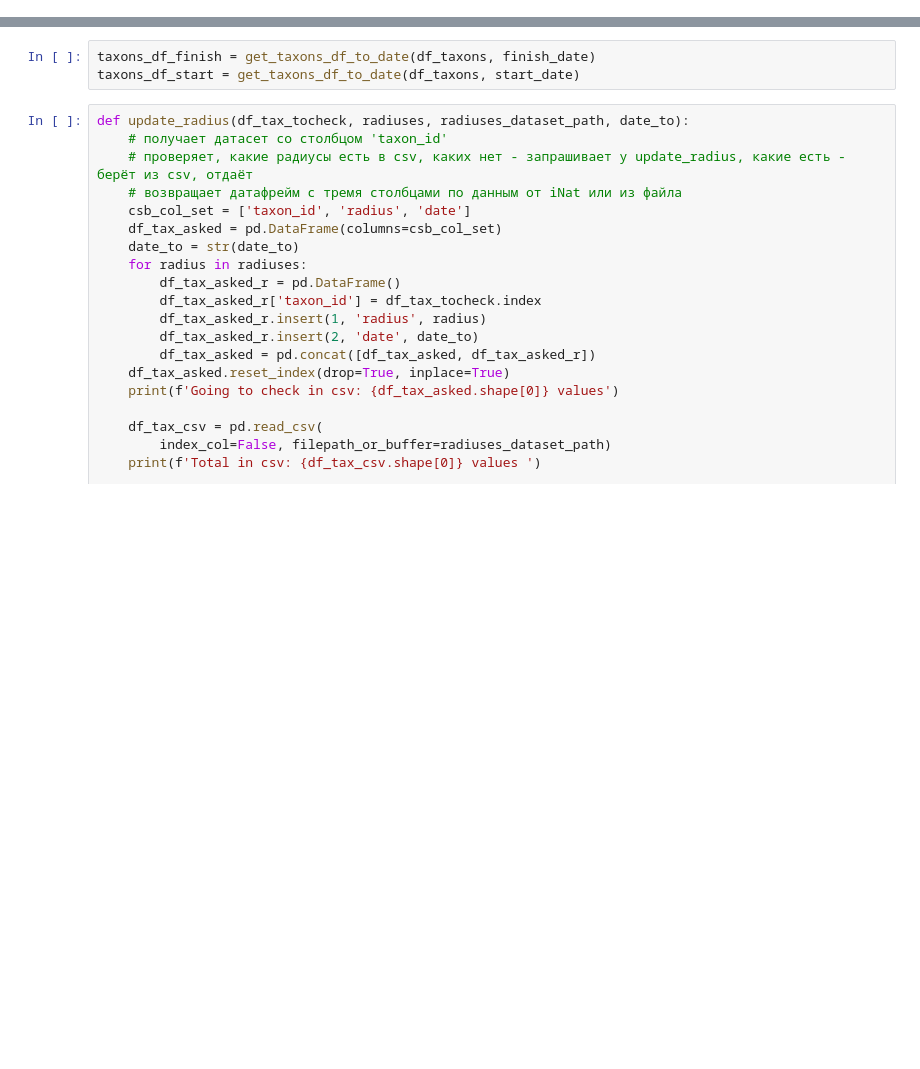
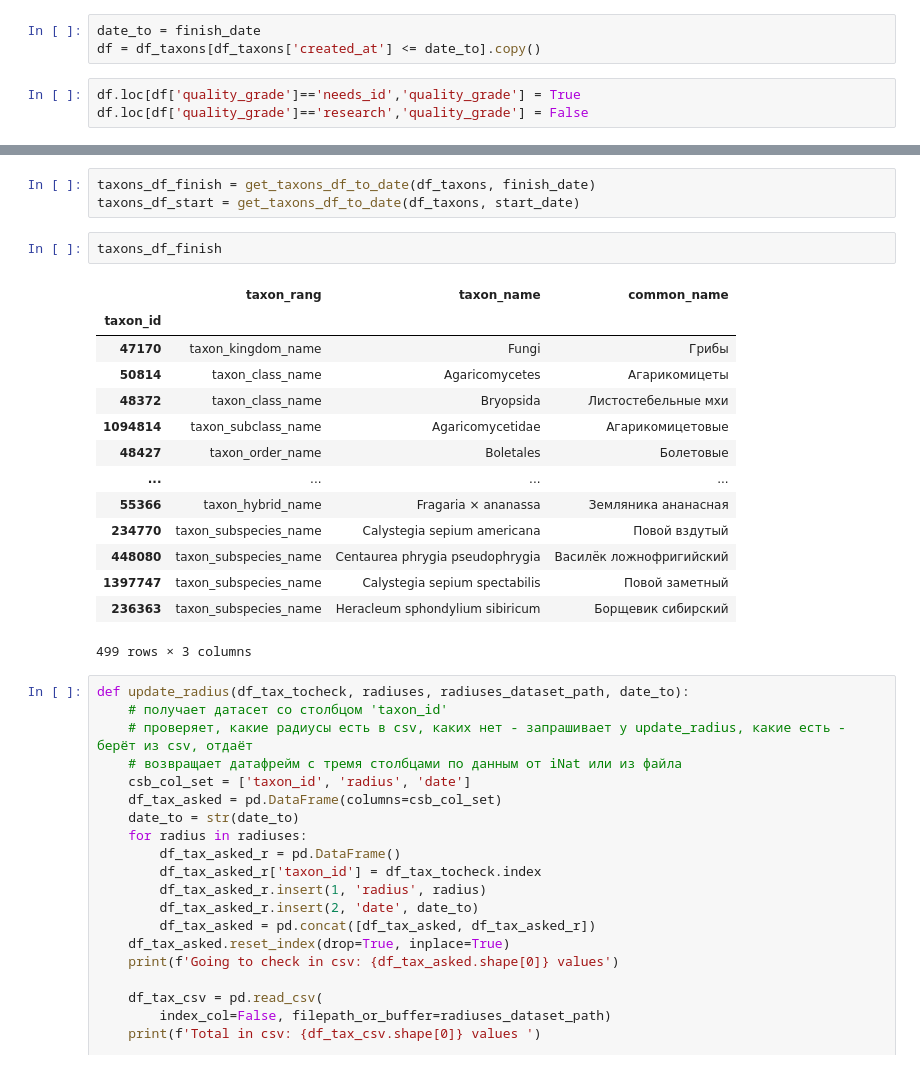
Before and after one commit to baidakovil/iNat-statistics, a Jupyter notebook: inat_raritets.ipynb, the cells around one changed output, grey strips where cells are left out. Drawn from its saved outputs; the diff is of its cells as text; blank space fills up the shorter version.

```diff
--- a/inat_raritets.ipynb
+++ b/inat_raritets.ipynb
@@ -125,0 +127,6 @@ df_taxons
+# %%
+date_to = finish_date
+df = df_taxons[df_taxons['created_at'] <= date_to].copy()
+# %%
+df.loc[df['quality_grade']=='needs_id','quality_grade'] = True
+df.loc[df['quality_grade']=='research','quality_grade'] = False
@@ -159,6 +182,23 @@ def get_taxons_df_to_date(df, date_to):
 # %%
 taxons_df_finish = get_taxons_df_to_date(df_taxons, finish_date)
 taxons_df_start = get_taxons_df_to_date(df_taxons, start_date)
+# %%
+taxons_df_finish
+# %% [output]
+|  | taxon_rang | taxon_name | common_name |
+| taxon_id |  |  |  |
+| 47170 | taxon_kingdom_name | Fungi | Грибы |
+| 50814 | taxon_class_name | Agaricomycetes | Агарикомицеты |
+| 48372 | taxon_class_name | Bryopsida | Листостебельные мхи |
+| 1094814 | taxon_subclass_name | Agaricomycetidae | Агарикомицетовые |
+| 48427 | taxon_order_name | Boletales | Болетовые |
+| ... | ... | ... | ... |
+| 55366 | taxon_hybrid_name | Fragaria × ananassa | Земляника ананасная |
+| 234770 | taxon_subspecies_name | Calystegia sepium americana | Повой вздутый |
+| 448080 | taxon_subspecies_name | Centaurea phrygia pseudophrygia | Василёк ложнофригийский |
+| 1397747 | taxon_subspecies_name | Calystegia sepium spectabilis | Повой заметный |
+| 236363 | taxon_subspecies_name | Heracleum sphondylium sibiricum | Борщевик сибирский |
+499 rows × 3 columns
 # %%
 def update_radius(df_tax_tocheck, radiuses, radiuses_dataset_path, date_to):
     # получает датасет со столбцом 'taxon_id'
```
Also changed, not shown: parts of 10 cells of this notebook, 1 other file.
